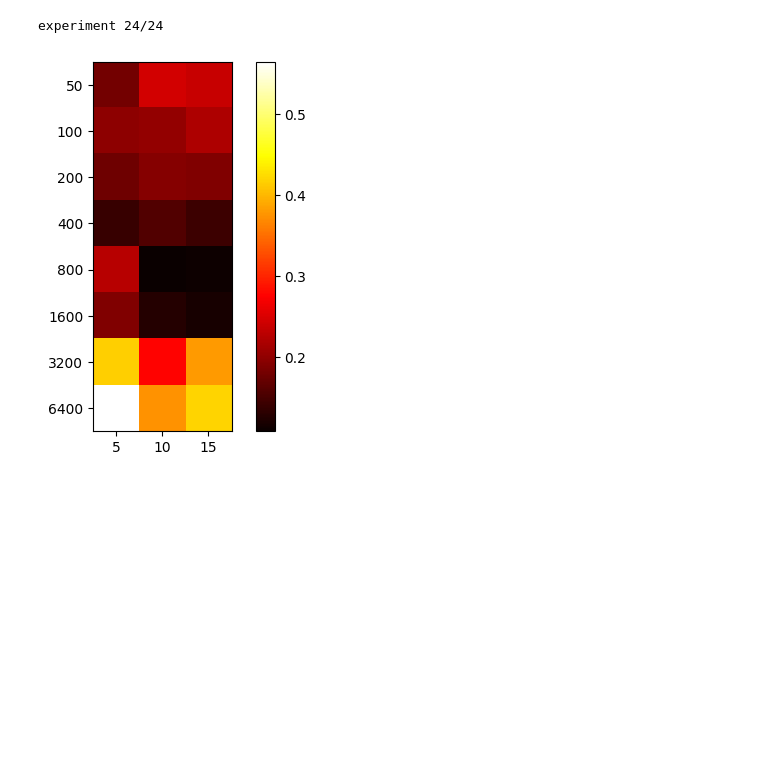
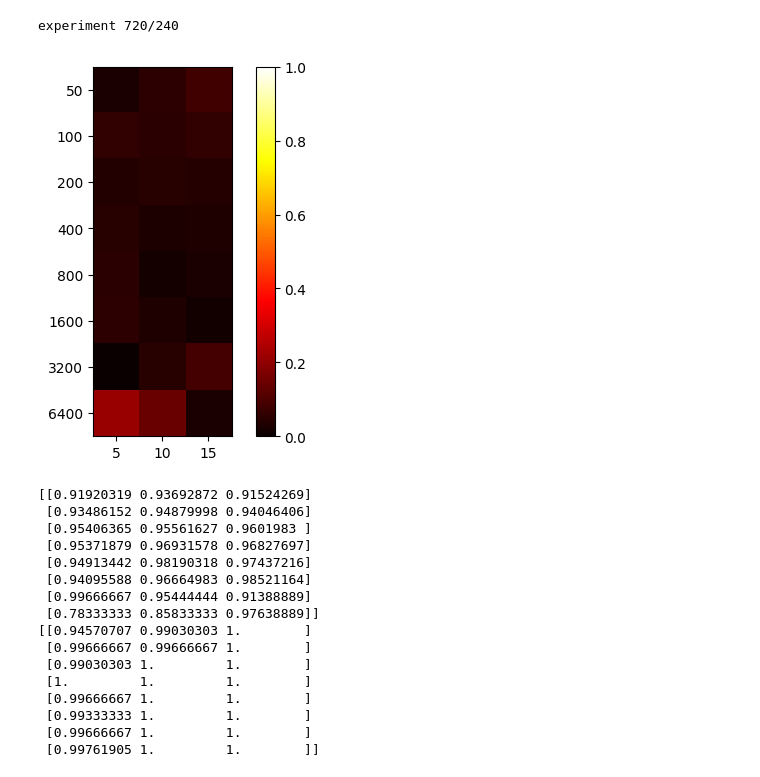
Before and after one commit to inagege/ImprovingSubgroupDiscovery, a Jupyter notebook: PRIM_Performance_Analyzing/PRIM_Baseline.ipynb, the cells around one changed output. Cells and saved outputs as stored; diff of their text form; code cells hidden in the pictures; blank space fills up the shorter version.

```diff
--- a/PRIM_Performance_Analyzing/PRIM_Baseline.ipynb
+++ b/PRIM_Performance_Analyzing/PRIM_Baseline.ipynb
@@ -10,5 +114,21 @@ experiment 24/24
 # %%
-create_plot_generated_data(calculate_y_ackley, 15, package)
+create_plot_generated_data(calculate_y_ackley, 15, package, None)
 # %% [output]
-experiment 24/24
+experiment 720/240
-[figure, old version]
+[figure, new version]
+[[0.91920319 0.93692872 0.91524269]
+ [0.93486152 0.94879998 0.94046406]
+ [0.95406365 0.95561627 0.9601983 ]
+ [0.95371879 0.96931578 0.96827697]
+ [0.94913442 0.98190318 0.97437216]
+ [0.94095588 0.96664983 0.98521164]
+ [0.99666667 0.95444444 0.91388889]
+ [0.78333333 0.85833333 0.97638889]]
+[[0.94570707 0.99030303 1.        ]
+ [0.99666667 0.99666667 1.        ]
+ [0.99030303 1.         1.        ]
+ [1.         1.         1.        ]
+ [0.99666667 1.         1.        ]
+ [0.99333333 1.         1.        ]
+ [0.99666667 1.         1.        ]
+ [0.99761905 1.         1.        ]]
```
Also changed, not shown: parts of 13 cells of this notebook, 5 other files.
